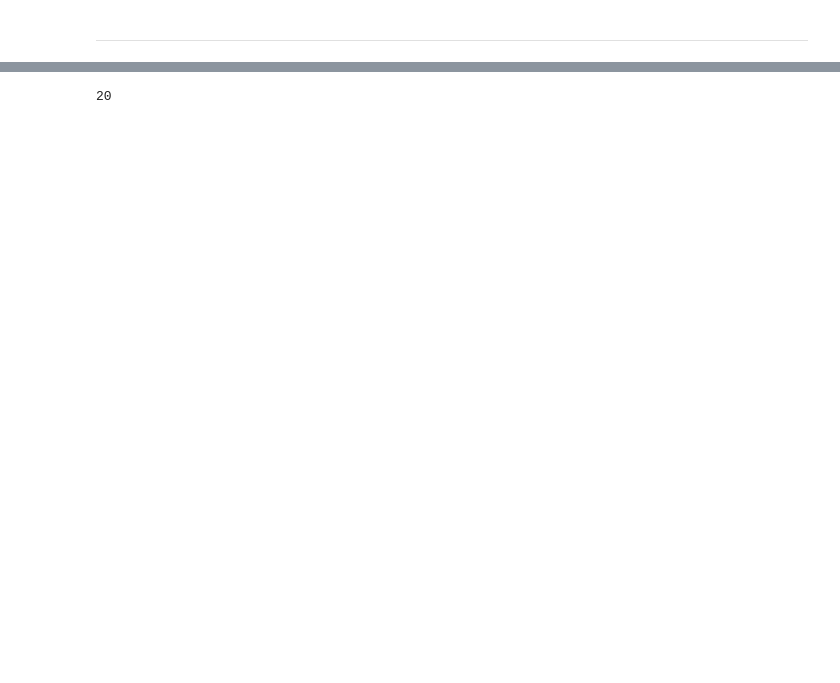
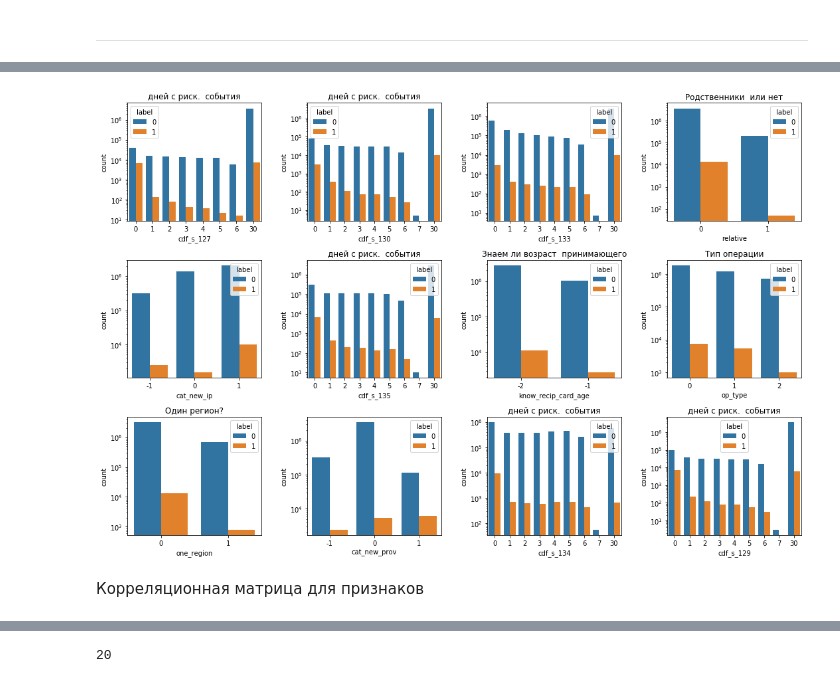
Before and after one commit to orlov-alexander/hse_nis, a Jupyter notebook: notebooks/exploration/andrey_data_visualization.ipynb, the cells around one changed output, grey strips where cells are left out. Cells and saved outputs as stored; diff of their text form; code cells hidden in the pictures; blank space fills up the shorter version.

```diff
--- a/notebooks/exploration/andrey_data_visualization.ipynb
+++ b/notebooks/exploration/andrey_data_visualization.ipynb
@@ -165,0 +300,19 @@ with multiprocessing.Pool(processes=5) as pool:
+# %%
+fig, axes = plt.subplots(3, 4, figsize=(15, 10))
+#i = 0
+for i, feature in enumerate(set(few_unique_overall) - set(['label'])):
+    ax = axes[i // 4, i % 4]
+
+    sns.countplot(x=feature, data=data_train, hue="label", ax=ax)
+    ax.set_title(feature_descr.get(feature, '').replace('\n', ' '))
+    #ax.xaxis.set_major_formatter(FormatStrFormatter('%2.5f'))
+    ax.set_yscale('log')
+    #ticks = ['%2.5f'%x for i,x in enumerate(data_train[feature].unique())]
+    #ax.xaxis.set_ticklabels(ticks)
+
+
+fig.tight_layout()
+# %% [output]
+[figure, added]
+# %% [markdown]
+Корреляционная матрица для признаков
```
Also changed, not shown: parts of 235 cells of this notebook, 13 other files.
